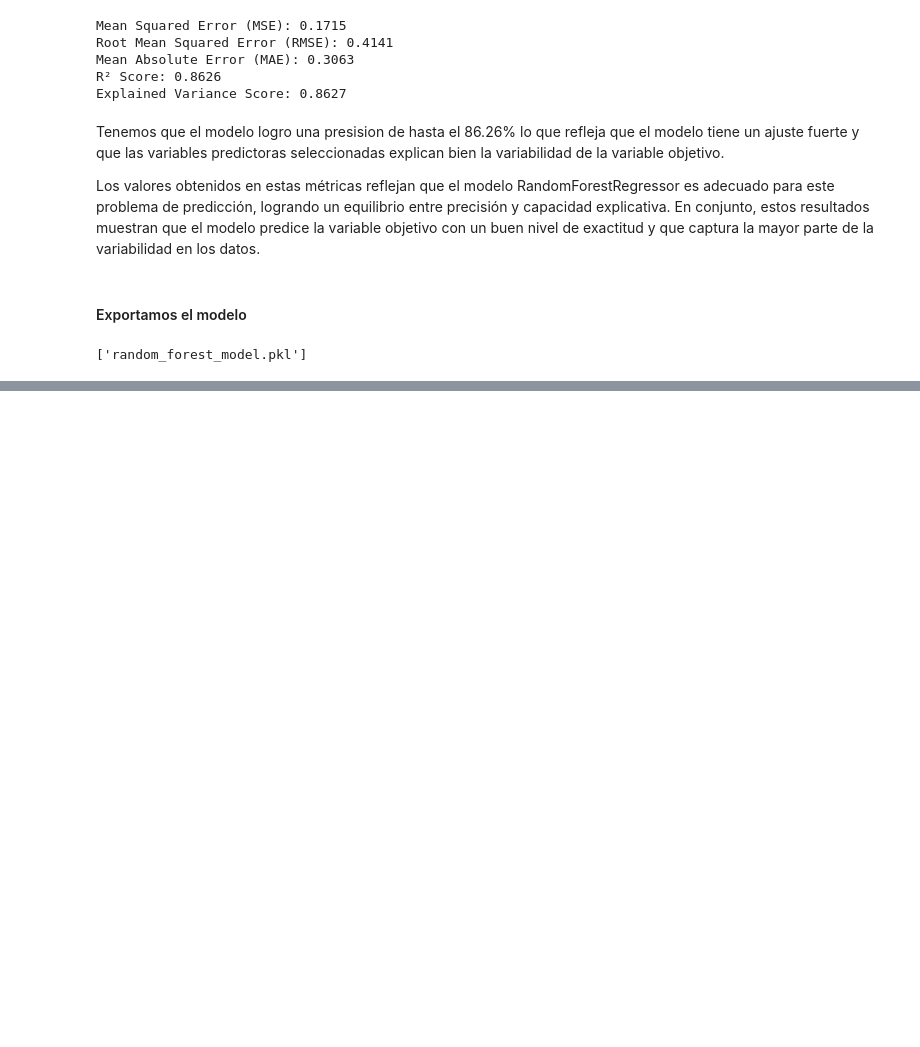
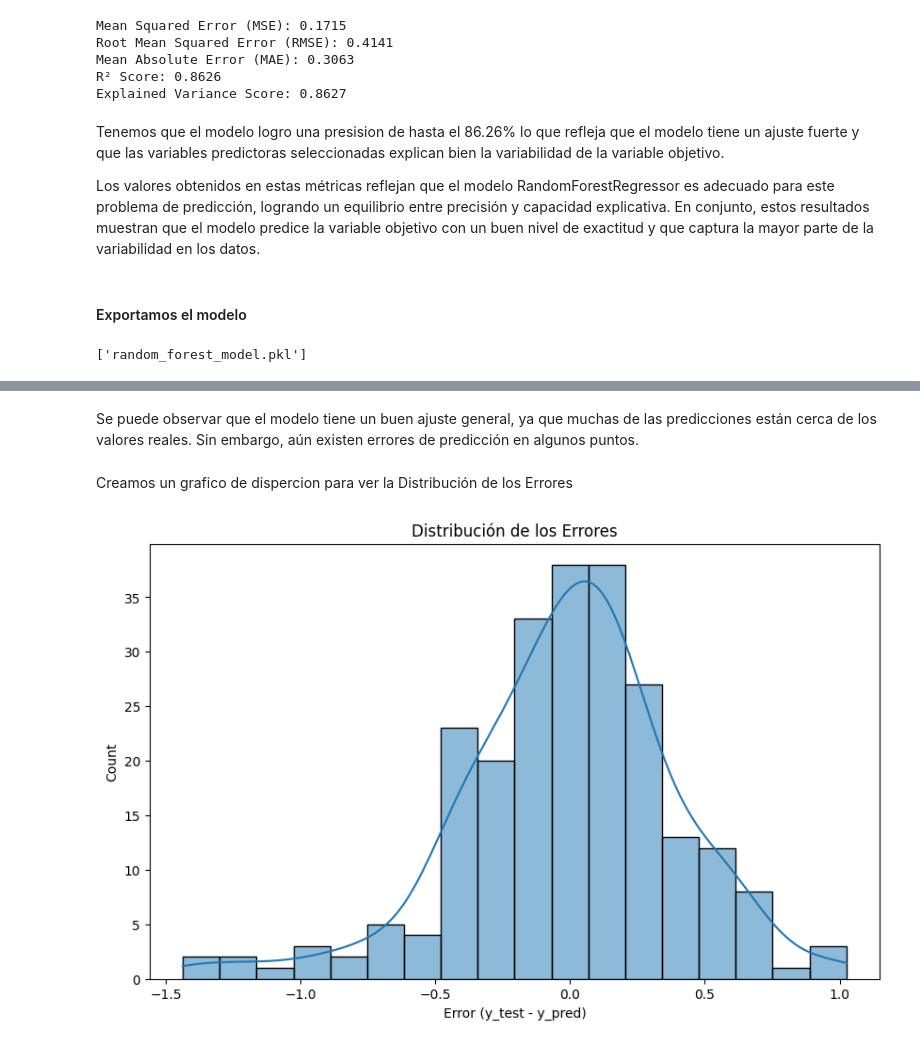
Before and after one commit to camilodelgado23/Analisis_y_Prediccion_indices_de_Felicidad, a Jupyter notebook: Notebooks/model_training.ipynb, the cells around one changed output, grey strips where cells are left out. Drawn from its saved outputs; the diff is of its cells as text; code cells hidden in the pictures; blank space fills up the shorter version.

```diff
--- a/Notebooks/model_training.ipynb
+++ b/Notebooks/model_training.ipynb
@@ -113,0 +130,14 @@ dump(best_clf, 'random_forest_model.pkl')
+# %% [markdown]
+Se puede observar que el modelo tiene un buen ajuste general, ya que muchas de las predicciones están cerca de los valores reales. Sin embargo, aún existen errores de predicción en algunos puntos.
+# %% [markdown]
+Creamos un grafico de dispercion para ver la Distribución de los Errores
+# %%
+errors = y_test - y_pred
+
+plt.figure(figsize=(10, 6))
+sns.histplot(errors, kde=True)
+plt.xlabel("Error (y_test - y_pred)")
+plt.title("Distribución de los Errores")
+plt.show()
+# %% [output]
+[figure, added]
```
Also changed, not shown: parts of 13 cells of this notebook.
